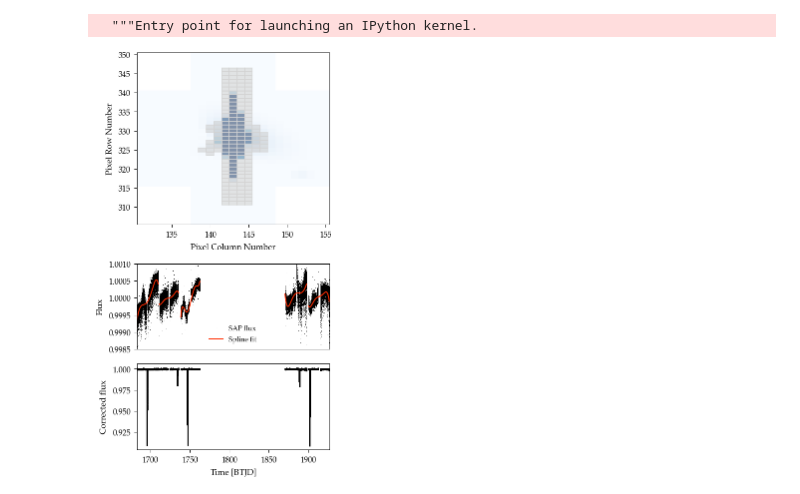
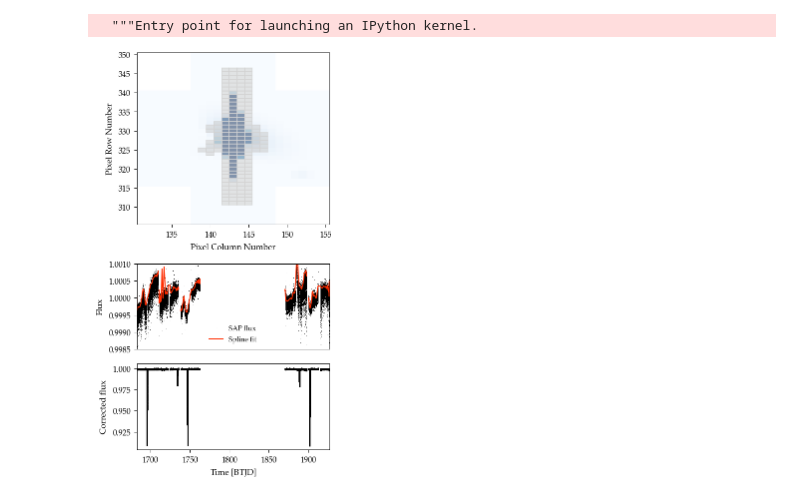
Before and after one commit to danhey/adra, a Jupyter notebook: LC preprocess.ipynb, the cells around one changed output. Saved outputs shown, nothing was run; the diff lists cells and outputs as text; code cells hidden in the pictures.

Commit message:
New light curve extraction from TPF

```diff
--- a/LC preprocess.ipynb
+++ b/LC preprocess.ipynb
@@ -5,7 +5,7 @@ import lightkurve as lk
 import os
 from scipy.interpolate import UnivariateSpline
 
-overleaf_path = '/Users/daniel/Dropbox (Sydney Uni)/Apps/Overleaf/alpha Dra/figs/'
+overleaf_path = '/Users/daniel/Dropbox (Sydney Uni)/Apps/Overleaf/adra/figs/'
 
 def mnras_size(fig_width_pt, square=False):
     inches_per_pt = 1.0/72.00              # Convert pt to inches
@@ -24,6 +24,33 @@ tpfs = lk.search_targetpixelfile('alpha Draconis', mission='TESS').download_all(
 lc_files = lk.search_lightcurvefile('alpha Draconis', mission='TESS').download_all()#.SAP_FLUX
 # %% [output]
   """Entry point for launching an IPython kernel.
+# %%
+def fit_continuum(x, y, ivars, order=6, nsigma=[0.3,3.0], maxniter=50):
+    """Fit the continuum using sigma clipping
+    Args:
+        x: The wavelengths
+        y: The log-fluxes
+        order: The polynomial order to use
+        nsigma: The sigma clipping threshold: tuple (low, high)
+        maxniter: The maximum number of iterations to do
+    Returns:
+        The value of the continuum at the wavelengths in x
+    """
+    A = np.vander(x - np.nanmean(x), order+1)
+    m = np.ones(len(x), dtype=bool)
+    for i in range(maxniter):
+        m[ivars == 0] = 0  # mask out the bad pixels
+        w = np.linalg.solve(np.dot(A[m].T, A[m]), np.dot(A[m].T, y[m]))
+        mu = np.dot(A, w)
+        resid = y - mu
+        sigma = np.sqrt(np.nanmedian(resid**2))
+        #m_new = np.abs(resid) < nsigma*sigma
+        m_new = (resid > -nsigma[0]*sigma) & (resid < nsigma[1]*sigma)
+        if m.sum() == m_new.sum():
+            m = m_new
+            break
+        m = m_new
+    return mu
 # %%
 fig, axes = plt.subplots(3,1, figsize=[3.36,6], gridspec_kw={'height_ratios':[1,0.5,0.5]}, constrained_layout=True)
 
@@ -37,38 +64,41 @@ for lc in lc_files:
     lc = lc.remove_nans()
     time, flux, flux_err = lc.time.value, lc.sap_flux.value, lc.normalize().flux_err.value
     flux /= np.median(flux)
     t0_guess = time[np.argmin(flux)]
     spacing = 0.4
     mask = (time > t0_guess-spacing) & (time < t0_guess+spacing)
 
-    spl = UnivariateSpline(time[~mask], flux[~mask], k=5, s=0.1)
-    xs = np.linspace(time[0], time[-1], 1000)
+#     spl = UnivariateSpline(time[~mask], flux[~mask], k=5, s=0.1)
+#     xs = np.linspace(time[0], time[-1], 1000)
 
     ax.plot(time[~mask], flux[~mask], ',k', rasterized=True)
-    ax.plot(xs, spl(xs), c='C3', rasterized=True)
+
+    t = fit_continuum(time, flux, np.ones_like(time), maxniter=100, order=50)
+
+    ax.plot(time, t, c='C3', rasterized=True)
     times.extend(time)
-    fluxes.extend(flux / spl(time))
+    fluxes.extend(flux / t)
     flux_errs.extend(flux_err)
 
 ax.plot(time[~mask], flux[~mask], ',k', label='SAP flux', rasterized=True)
-ax.plot(xs, spl(xs), c='C3', label='Spline fit', rasterized=True)
+ax.plot(time, t, c='C3', label='Spline fit', rasterized=True)
 ax.legend(fontsize=7)
 
 ax.set(xlim=[lc_files[0].time.value[0], lc_files[-1].time.value[-1]],
       ylim=[0.9985, 1.001],
       xticks=[],
       ylabel='Flux')
 
 ax = axes[2]
 ax.plot(times, fluxes, '.k', markersize=1, rasterized=True)
 ax.set(xlim=[times[0], times[-1]],
       ylabel='Corrected flux',
       xlabel='Time [BTJD]')
 
 # plt.subplots_adjust(hspace=0.1)
 
 plt.savefig(overleaf_path+'lc_corr.pdf', dpi=300, bbox_inches='tight')
 # %% [output]
-[figure, old version]
+[figure, new version]
 # %%
 np.savetxt('data/photometry/tess_corrected.txt', list(zip(times, fluxes, flux_errs)))
```
Also changed, not shown: 1 other file.
